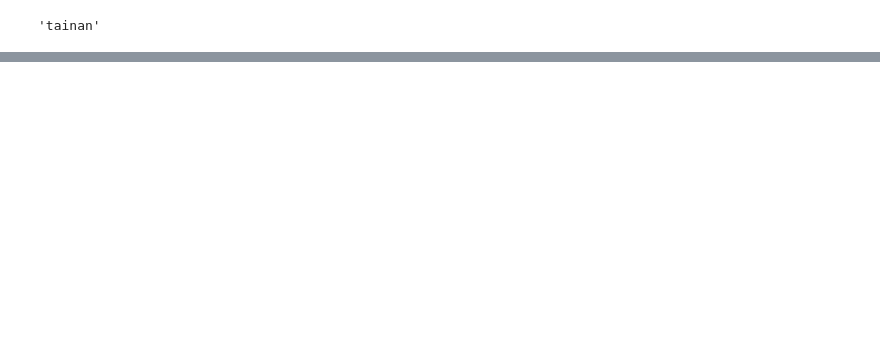
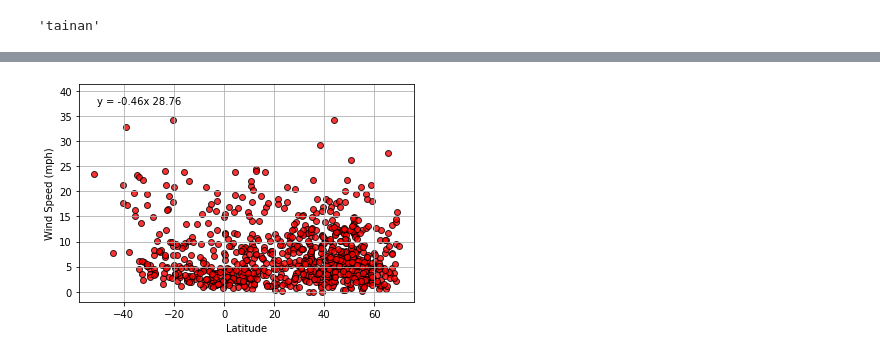
Before and after one commit to joshuadroid/py-api-challenge, a Jupyter notebook: WeatherPy/WeatherPy.ipynb, the cells around one changed output, grey strips where cells are left out. Drawn from its saved outputs; the diff is of its cells as text; code cells hidden in the pictures; blank space fills up the shorter version.

```diff
--- a/WeatherPy/WeatherPy.ipynb
+++ b/WeatherPy/WeatherPy.ipynb
@@ -194,0 +242,4 @@ response['wind']['speed']
+# %%
+scatterPlotIt(6, "Wind Speed (mph)", df, 99)
+# %% [output]
+[figure, added]
```
Also changed, not shown: parts of 34 cells of this notebook.
